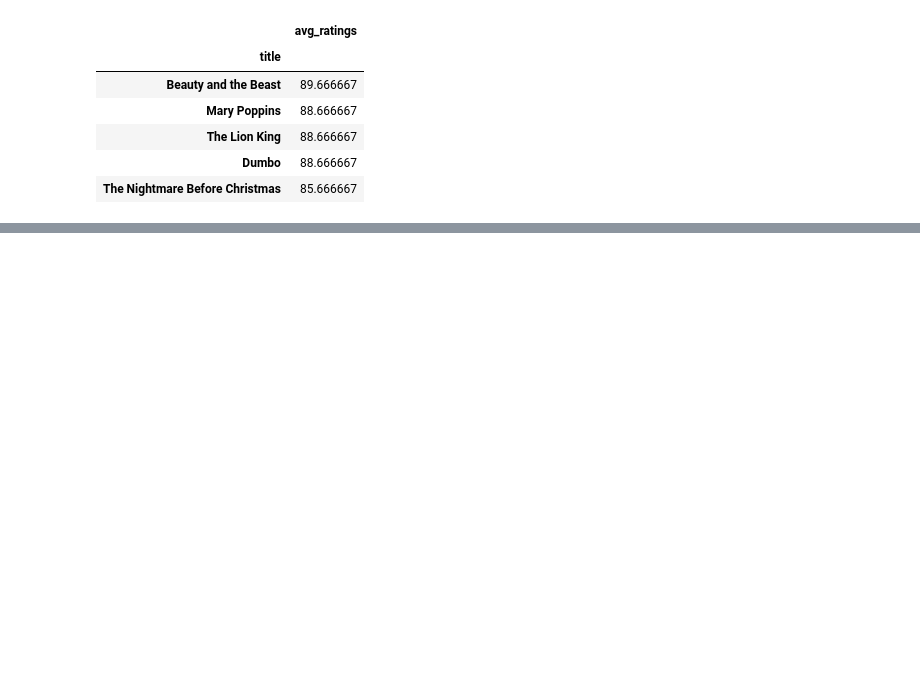
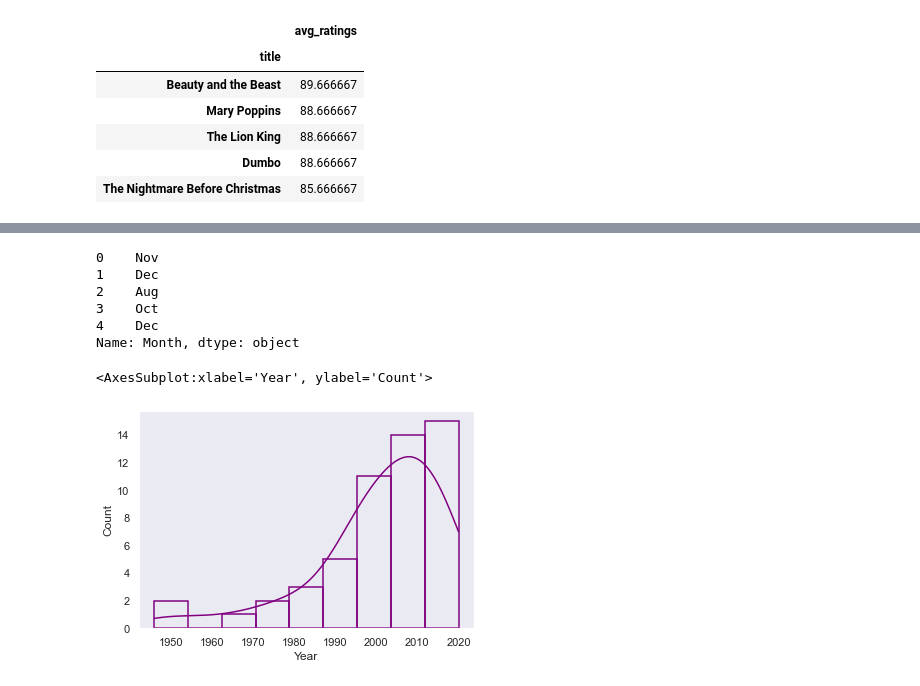
Before and after one commit to Coachsteveee/daily-commit-challenge, a Jupyter notebook: proj.ipynb, the cells around one changed output, grey strips where cells are left out. Cells and saved outputs as stored; diff of their text form; code cells hidden in the pictures; blank space fills up the shorter version.

```diff
--- a/proj.ipynb
+++ b/proj.ipynb
@@ -329,0 +318,21 @@ memory usage: 9.6+ KB
+# %%
+mmap = {1: 'Jan', 2: 'Feb',3:'Mar',4:'Apr',5:'May',6:'Jun',7:'Jul',8:'Aug',9:'Sep',10:'Oct',11:'Nov',12:'Dec'}
+
+#apply ze function to the Month column
+
+disney_.Month = disney_.Month.map(mmap)
+
+disney_.Month.head()
+# %% [output]
+0    Nov
+1    Dec
+2    Aug
+3    Oct
+4    Dec
+Name: Month, dtype: object
+# %%
+#from the histplot we observe that most movies actually >1/2 of the movies were produced after the 2000s
+sns.histplot(x='Year', data=disney_, kde=True, color='purple', fill=False)
+# %% [output]
+<AxesSubplot:xlabel='Year', ylabel='Count'>
+[figure, added]
```
Also changed, not shown: parts of 21 cells of this notebook.
